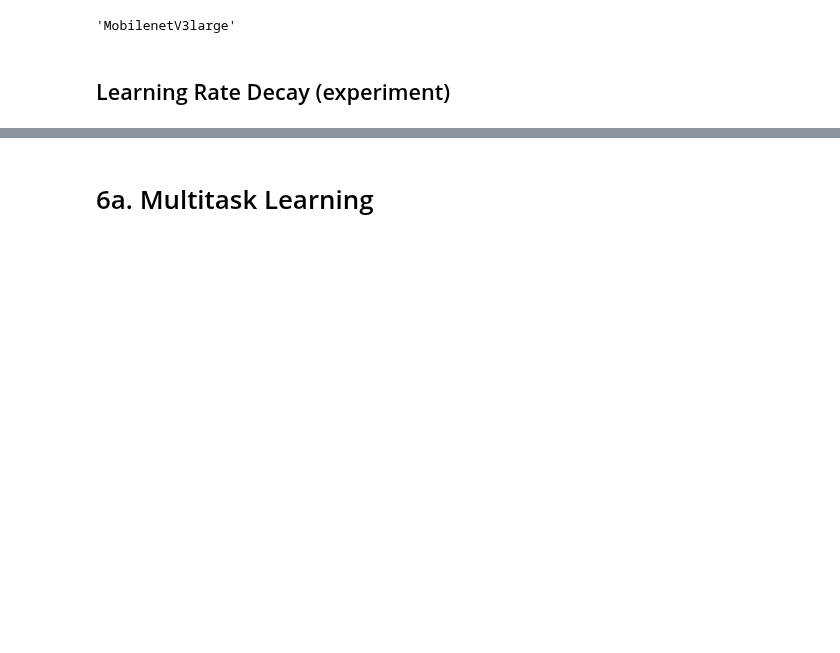
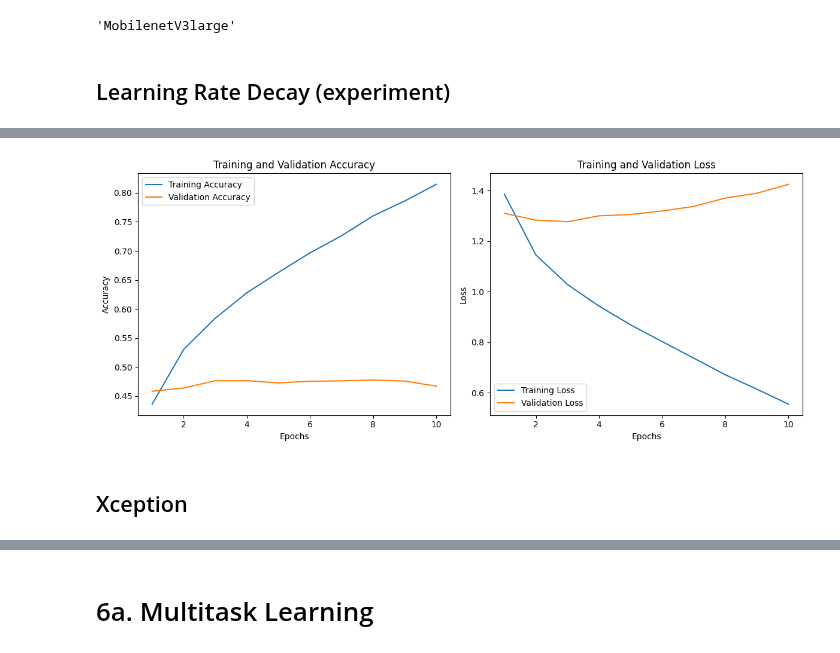
Before and after one commit to mortgad/DLVR, a Jupyter notebook: Baseline.ipynb, the cells around one changed output, grey strips where cells are left out. Saved outputs shown, nothing was run; the diff lists cells and outputs as text; code cells hidden in the pictures; blank space fills up the shorter version.

```diff
--- a/Baseline.ipynb
+++ b/Baseline.ipynb
@@ -1484,0 +1580,6 @@ model.compile(loss="sparse_categorical_crossentropy",
+# %%
+evaluate_and_plot(resnet_history)
+# %% [output]
+[figure, added]
+# %% [markdown]
+## Xception
```
Also changed, not shown: parts of 21 cells of this notebook.
